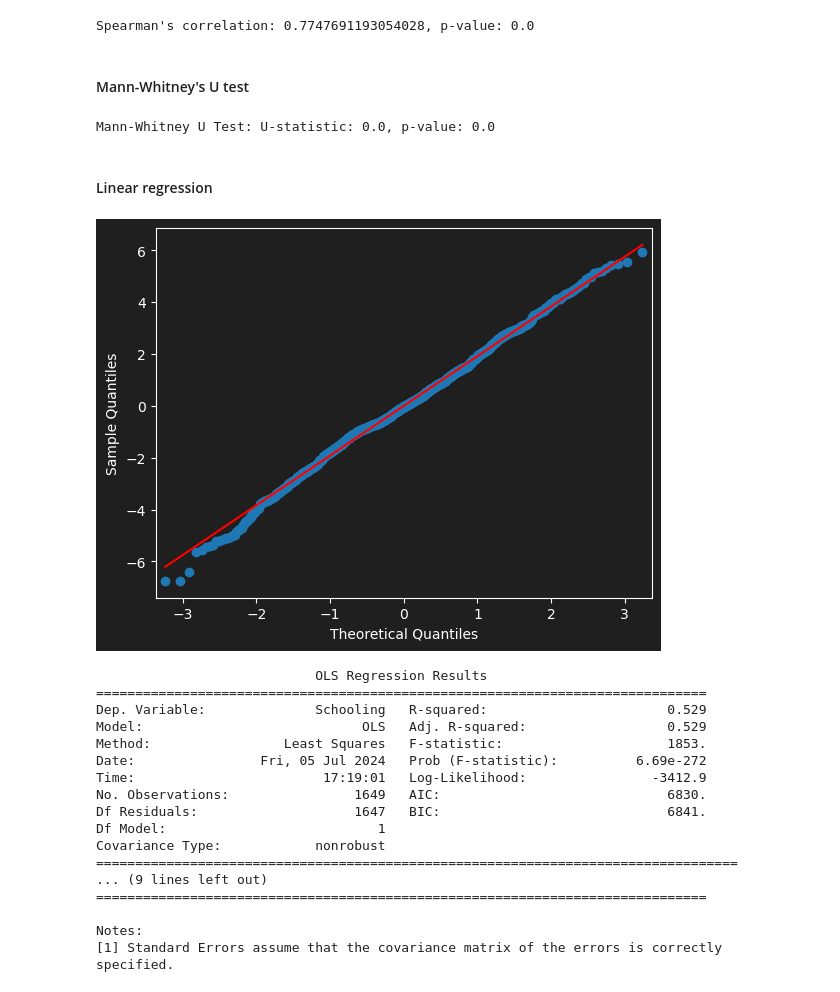
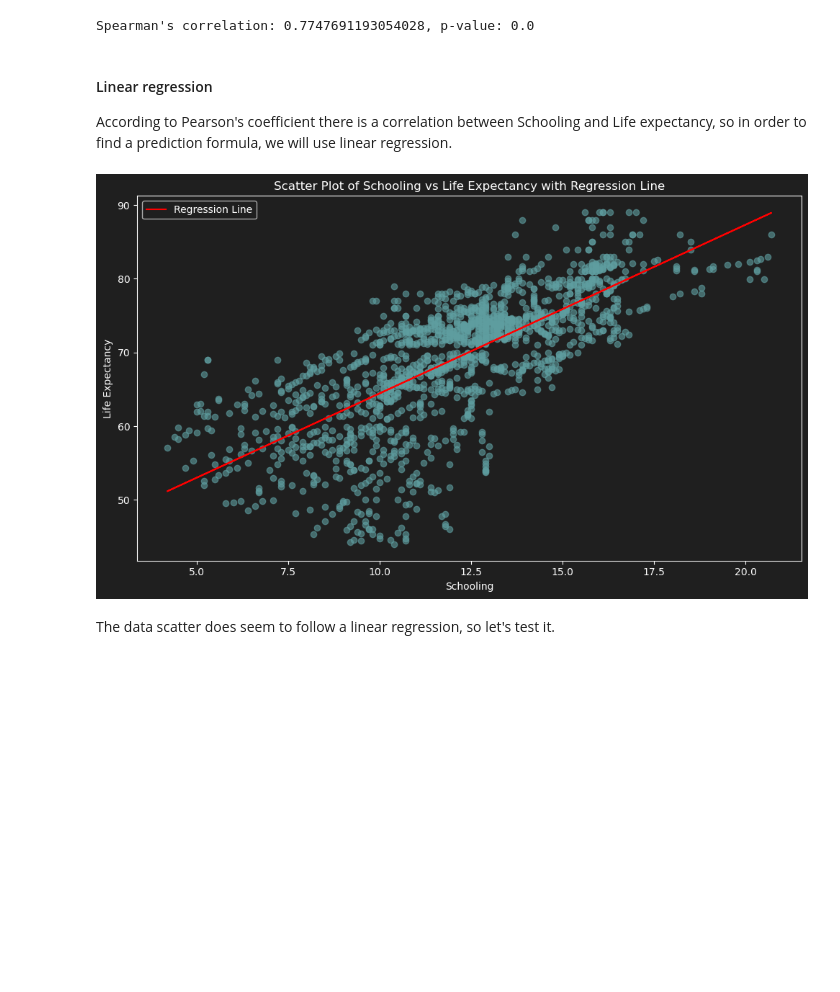
Before and after one commit to amitedenzon/life-expectancy, a Jupyter notebook: research.ipynb, the cells around one changed output. Saved outputs shown, nothing was run; the diff lists cells and outputs as text; code cells hidden in the pictures; blank space fills up the shorter version.

Commit message:
FEAT: added linear regression

```diff
--- a/research.ipynb
+++ b/research.ipynb
@@ -434,47 +446,30 @@ corr, p_value = stats.spearmanr(df['Schooling'], df['Lifeexpectancy'])
 print(f"Spearman's correlation: {corr}, p-value: {p_value}")
 # %% [output]
 Spearman's correlation: 0.7747691193054028, p-value: 0.0
-# %% [markdown]
-#### Mann-Whitney's U test
-# %%
-u_stat, p_value = stats.mannwhitneyu(df['Schooling'], df['Lifeexpectancy'])
-print(f"Mann-Whitney U Test: U-statistic: {u_stat}, p-value: {p_value}")
-# %% [output]
-Mann-Whitney U Test: U-statistic: 0.0, p-value: 0.0
-# %% [markdown]
-#### Linear regression
-# %%
-import statsmodels.api as sm
-import statsmodels.formula.api as smf
-
-model = smf.ols('Schooling ~ Lifeexpectancy', data=df).fit()
-
-with plt.style.context('dark_background'):
-    plt.rcParams.update({
-        'figure.facecolor': '#1f1f1f',
-        'axes.facecolor': '#1f1f1f',
-    })
-
-    sm.qqplot(model.resid, line='s')
-plt.show()
-
-print(model.summary())
-# %% [output]
-[figure, removed]
-                            OLS Regression Results
-==============================================================================
-Dep. Variable:              Schooling   R-squared:                       0.529
-Model:                            OLS   Adj. R-squared:                  0.529
-Method:                 Least Squares   F-statistic:                     1853.
-Date:                Fri, 05 Jul 2024   Prob (F-statistic):          6.69e-272
-Time:                        17:19:01   Log-Likelihood:                -3412.9
-No. Observations:                1649   AIC:                             6830.
-Df Residuals:                    1647   BIC:                             6841.
-Df Model:                           1
-Covariance Type:            nonrobust
-==================================================================================
-... (9 lines left out)
-==============================================================================
-
-Notes:
-[1] Standard Errors assume that the covariance matrix of the errors is correctly specified.
+# %% [markdown]
+#### Linear regression
+According to Pearson's coefficient there is a correlation between Schooling and Life expectancy, so in order to find a prediction formula, we will use linear regression.
+# %%
+slope, intercept = np.polyfit(df['Schooling'], df['Lifeexpectancy'], 1)
+
+with plt.style.context('dark_background'):
+    plt.rcParams.update({
+        'figure.facecolor': '#1f1f1f',
+        'axes.facecolor': '#1f1f1f',
+    })
+
+    plt.figure(figsize=(10, 6))
+    plt.scatter(df['Schooling'], df['Lifeexpectancy'], alpha=0.6, color='cadetblue')
+    plt.plot(df['Schooling'], slope * df['Schooling'] + intercept, color='r', label='Regression Line') #min squared
+
+    plt.xlabel('Schooling')
+    plt.ylabel('Life Expectancy')
+    plt.title('Scatter Plot of Schooling vs Life Expectancy with Regression Line')
+    plt.legend()
+
+plt.tight_layout()
+plt.show()
+# %% [output]
+[figure, added]
+# %% [markdown]
+The data scatter does seem to follow a linear regression, so let's test it.
```
Also changed, not shown: parts of 6 cells of this notebook.
